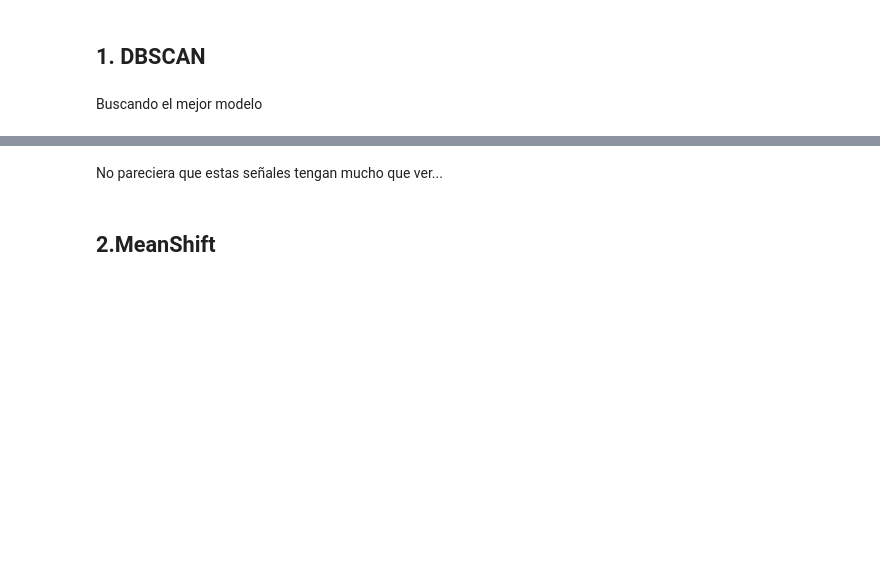
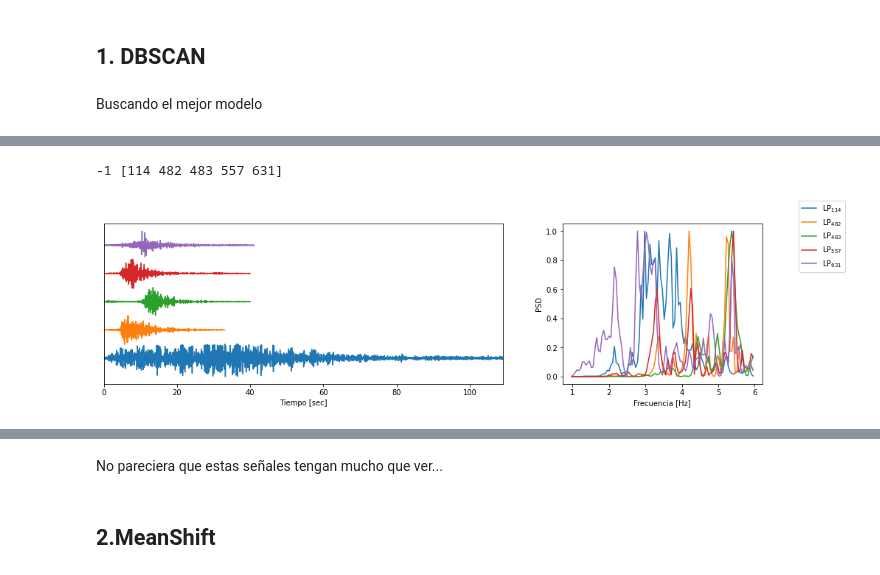
Before and after one commit to ifmelchor/volcano_ML-UNSAM, a Jupyter notebook: modelos/1_Cluster.ipynb, the cells around one changed output, grey strips where cells are left out. Drawn from its saved outputs; the diff is of its cells as text; code cells hidden in the pictures; blank space fills up the shorter version.

```diff
--- a/modelos/1_Cluster.ipynb
+++ b/modelos/1_Cluster.ipynb
@@ -74,0 +85,5 @@ for n in np.where(dbest.labels_<0)[0]:
+# %%
+plot_some_LP(y_predict, -1, -1)
+# %% [output]
+-1 [114 482 483 557 631]
+[figure, added]
```
Also changed, not shown: parts of 34 cells of this notebook, 4 other files.
